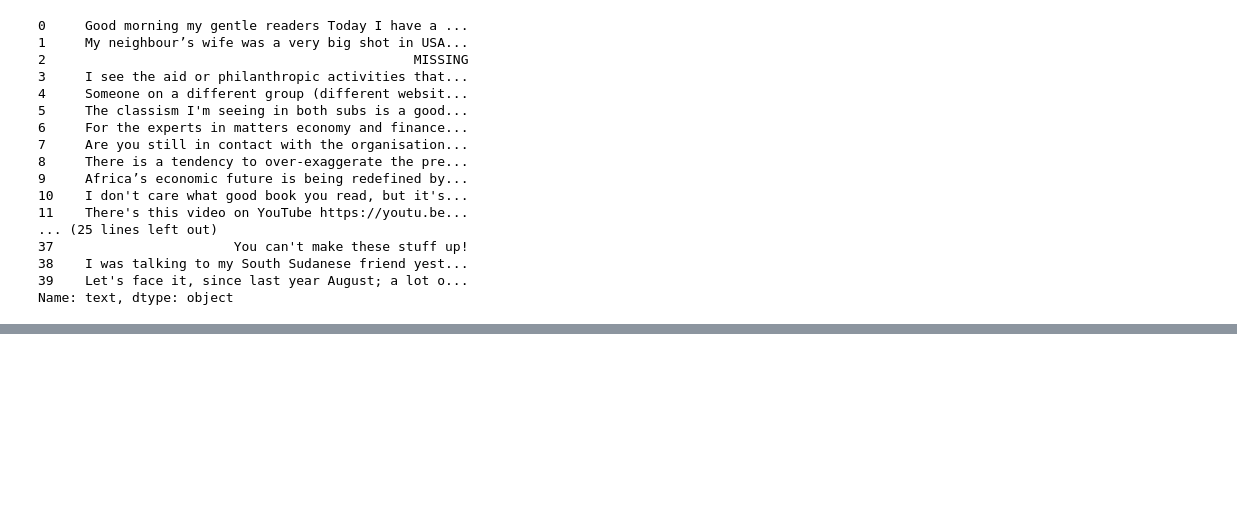
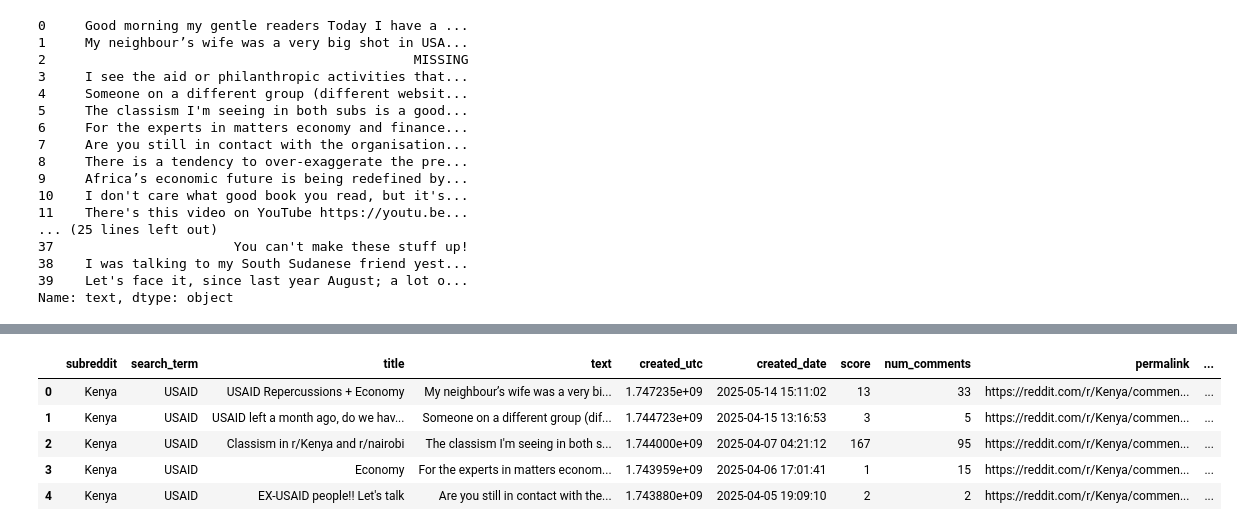
Before and after one commit to L-N-E0/USAID-Kenya-Sentiment-Analysis, a Jupyter notebook: notebooks/Cess.ipynb, the cells around one changed output, grey strips where cells are left out. Drawn from its saved outputs; the diff is of its cells as text; code cells hidden in the pictures; blank space fills up the shorter version.

```diff
--- a/notebooks/Cess.ipynb
+++ b/notebooks/Cess.ipynb
@@ -206,0 +206,10 @@ import nltk
+# %%
+reddit_df3 = pd.read_csv('C:/Users/hp/Desktop/DATA NEXUS PROJECTS/USAID-Kenya-Sentiment-Analysis/data/raw/reddit_data/leo_reddit_posts.csv')
+reddit_df3.head()
+# %% [output]
+|  | subreddit | search_term | title | text | created_utc | created_date | score | num_comments | permalink | ... |
+| 0 | Kenya | USAID | USAID Repercussions + Economy | My neighbour’s wife was a very bi... | 1.747235e+09 | 2025-05-14 15:11:02 | 13 | 33 | https://reddit.com/r/Kenya/commen... | ... |
+| 1 | Kenya | USAID | USAID left a month ago, do we hav... | Someone on a different group (dif... | 1.744723e+09 | 2025-04-15 13:16:53 | 3 | 5 | https://reddit.com/r/Kenya/commen... | ... |
+| 2 | Kenya | USAID | Classism in r/Kenya and r/nairobi | The classism I'm seeing in both s... | 1.744000e+09 | 2025-04-07 04:21:12 | 167 | 95 | https://reddit.com/r/Kenya/commen... | ... |
+| 3 | Kenya | USAID | Economy | For the experts in matters econom... | 1.743959e+09 | 2025-04-06 17:01:41 | 1 | 15 | https://reddit.com/r/Kenya/commen... | ... |
+| 4 | Kenya | USAID | EX-USAID people!! Let's talk | Are you still in contact with the... | 1.743880e+09 | 2025-04-05 19:09:10 | 2 | 2 | https://reddit.com/r/Kenya/commen... | ... |
```
Also changed, not shown: parts of 7 cells of this notebook, 6 other files.
